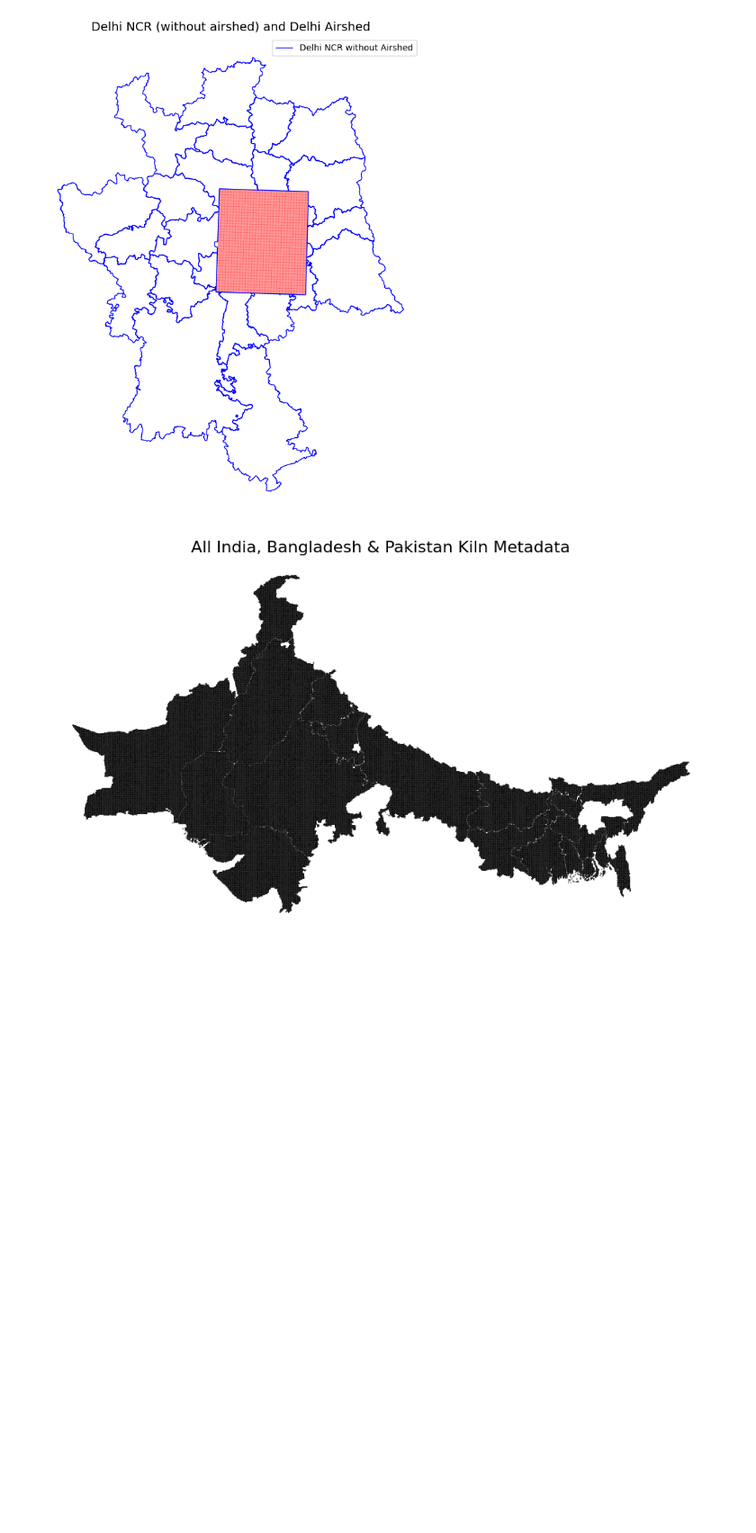
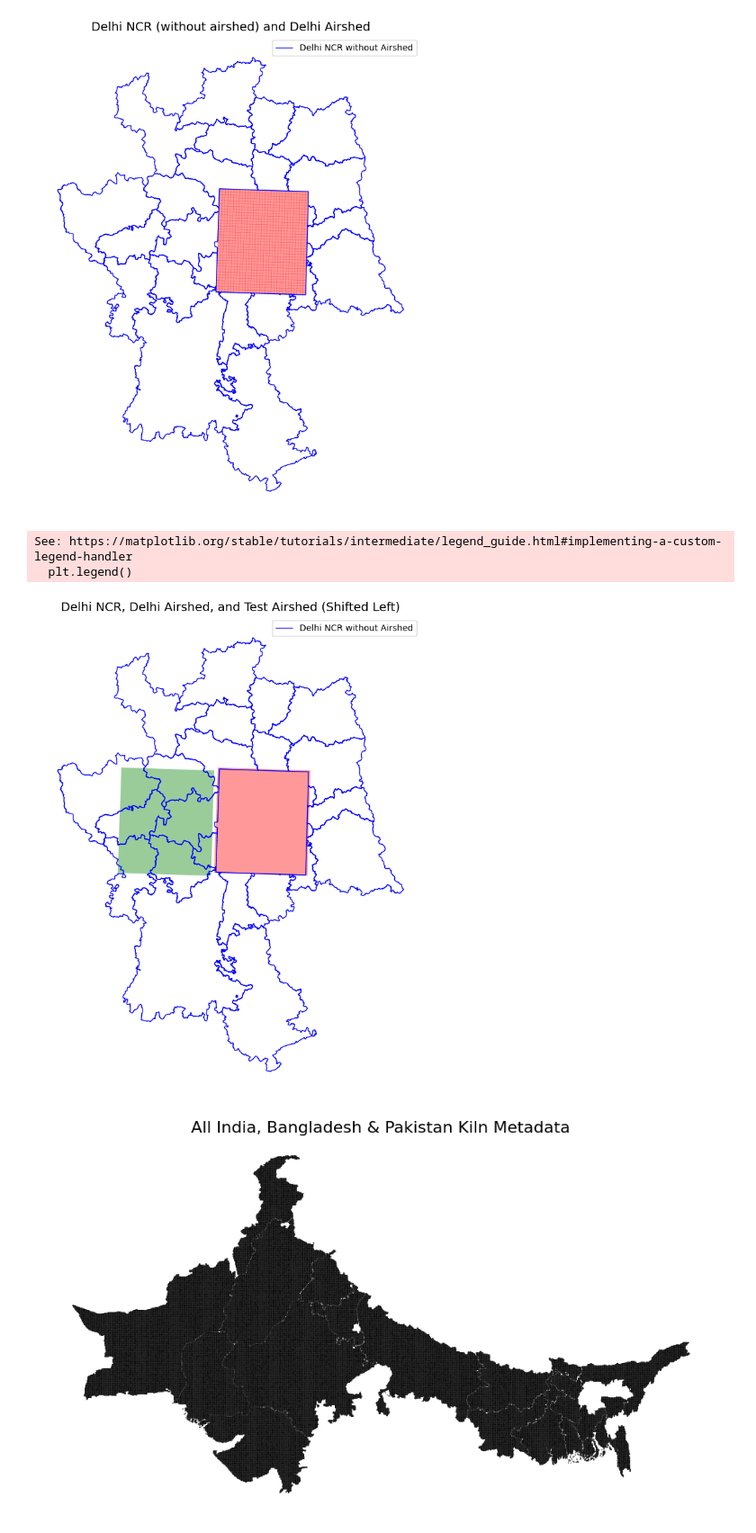
Before and after one commit to rishabh-mondal/domain_experiment, a Jupyter notebook: data_setup/data_choose_for_al.ipynb, the cells around one changed output. Shown at 90% size. Drawn from its saved outputs; the diff is of its cells as text; code cells hidden in the pictures; blank space fills up the shorter version.

```diff
--- a/data_setup/data_choose_for_al.ipynb
+++ b/data_setup/data_choose_for_al.ipynb
@@ -273,6 +284,46 @@ plt.show()
 See: https://matplotlib.org/stable/tutorials/intermediate/legend_guide.html#implementing-a-custom-legend-handler
   plt.legend()
 [figure]
+# %%
+import geopandas as gpd
+from shapely.affinity import translate
+import matplotlib.pyplot as plt
+
+crs = "EPSG:32644"  # UTM Zone 44N for Lucknow/Delhi
+
+# Read airshed
+gdf_airshed = gpd.read_file("/home/rishabh.mondal/Brick-Kilns-project/ijcai_2025_kilns/regions/shapes/delhi_airshed.geojson")
+gdf_airshed = gdf_airshed.to_crs(crs)
+
+# Calculate bounding box width
+minx, miny, maxx, maxy = gdf_airshed.total_bounds
+width = maxx - minx
+
+# Shift airshed to the left by its width
+test_airshed_geom = gdf_airshed.geometry.apply(lambda geom: translate(geom, xoff=-width, yoff=0))
+
+# Make GeoDataFrame for test region
+gdf_test_airshed = gpd.GeoDataFrame(geometry=test_airshed_geom, crs=crs)
+
+# Save if needed
+gdf_test_airshed.to_file("test_delhi_airshed_region.geojson", driver="GeoJSON")
+
+# Plot
+gdf_ncr_minus_airshed = gpd.read_file("delhi_ncr_without_airshed.geojson").to_crs(crs)
+
+fig, ax = plt.subplots(figsize=(10, 10))
+gdf_ncr_minus_airshed.boundary.plot(ax=ax, color='blue', linewidth=1, label="Delhi NCR without Airshed")
+gdf_airshed.plot(ax=ax, color='red', alpha=0.4, label="Delhi Airshed")
+gdf_test_airshed.plot(ax=ax, color='green', alpha=0.4, label="Test Airshed (shifted left)")
+
+ax.set_title("Delhi NCR, Delhi Airshed, and Test Airshed (Shifted Left)", fontsize=14)
+ax.set_axis_off()
+plt.legend()
+plt.show()
+# %% [output]
+See: https://matplotlib.org/stable/tutorials/intermediate/legend_guide.html#implementing-a-custom-legend-handler
+  plt.legend()
+[figure, added]
 # %%
 import geopandas as gpd
 import matplotlib.pyplot as plt
```
Also changed, not shown: parts of 11 cells of this notebook, 3 other files.
